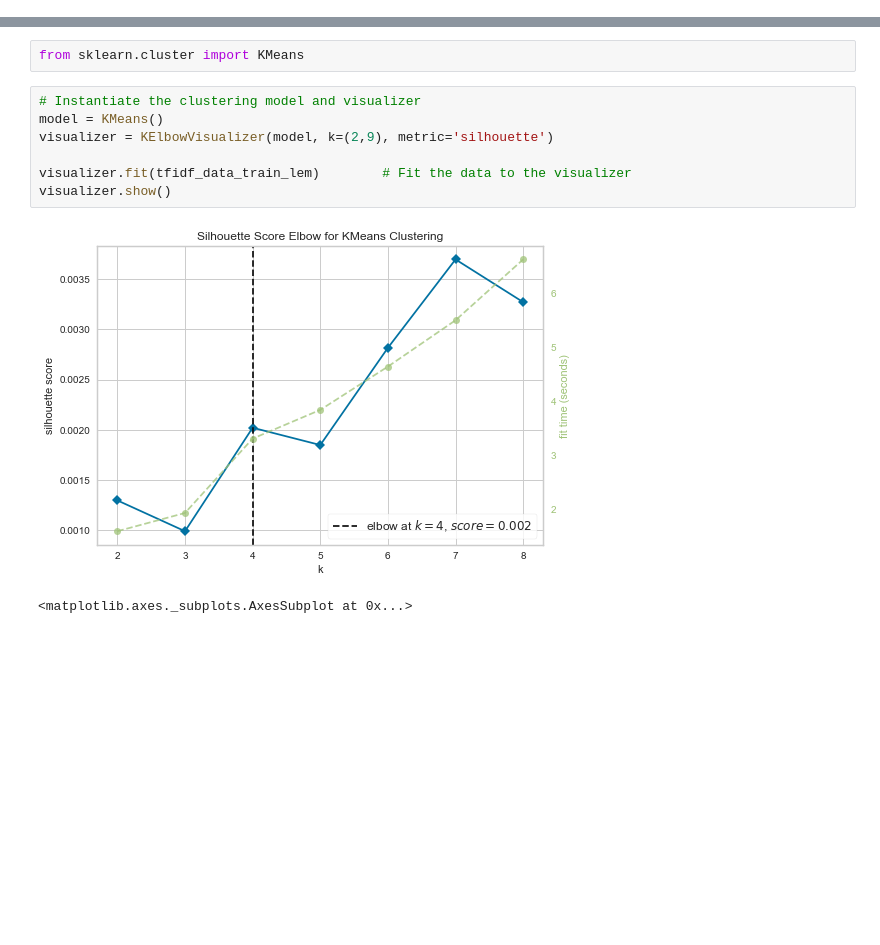
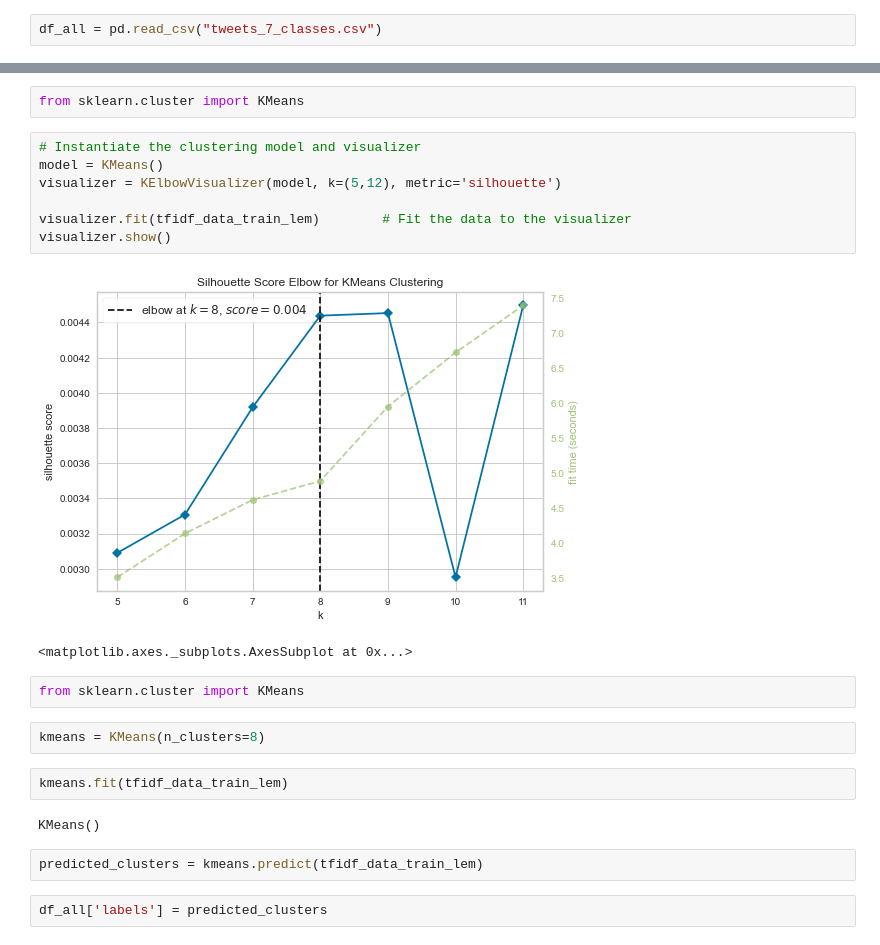
Before and after one commit to bmccabe96/Emoji_Analysis, a Jupyter notebook: Analysis/Unsupervised_Determine_Num_Classes.ipynb, the cells around one changed output, grey strips where cells are left out. Drawn from its saved outputs; the diff is of its cells as text; blank space fills up the shorter version.

Commit message:
early modeling selection bias, saving results and trying again with new targeted data

```diff
--- a/Analysis/Unsupervised_Determine_Num_Classes.ipynb
+++ b/Analysis/Unsupervised_Determine_Num_Classes.ipynb
@@ -76,0 +73,2 @@ df_all = pd.read_csv("tweets_w_all_emojis_present.csv").drop('emoji', axis=1)
+# %%
+df_all = pd.read_csv("tweets_7_classes.csv")
@@ -144,10 +148,22 @@ from sklearn.cluster import KMeans
 # %%
 # Instantiate the clustering model and visualizer
 model = KMeans()
-visualizer = KElbowVisualizer(model, k=(2,9), metric='silhouette')
+visualizer = KElbowVisualizer(model, k=(5,12), metric='silhouette')
 
 visualizer.fit(tfidf_data_train_lem)        # Fit the data to the visualizer
 visualizer.show()
 # %% [output]
-[figure, old version]
+[figure, new version]
 <matplotlib.axes._subplots.AxesSubplot at 0x...>
+# %%
+from sklearn.cluster import KMeans
+# %%
+kmeans = KMeans(n_clusters=8)
+# %%
+kmeans.fit(tfidf_data_train_lem)
+# %% [output]
+KMeans()
+# %%
+predicted_clusters = kmeans.predict(tfidf_data_train_lem)
+# %%
+df_all['labels'] = predicted_clusters
```
Also changed, not shown: parts of 33 cells of this notebook, 12 other files.
